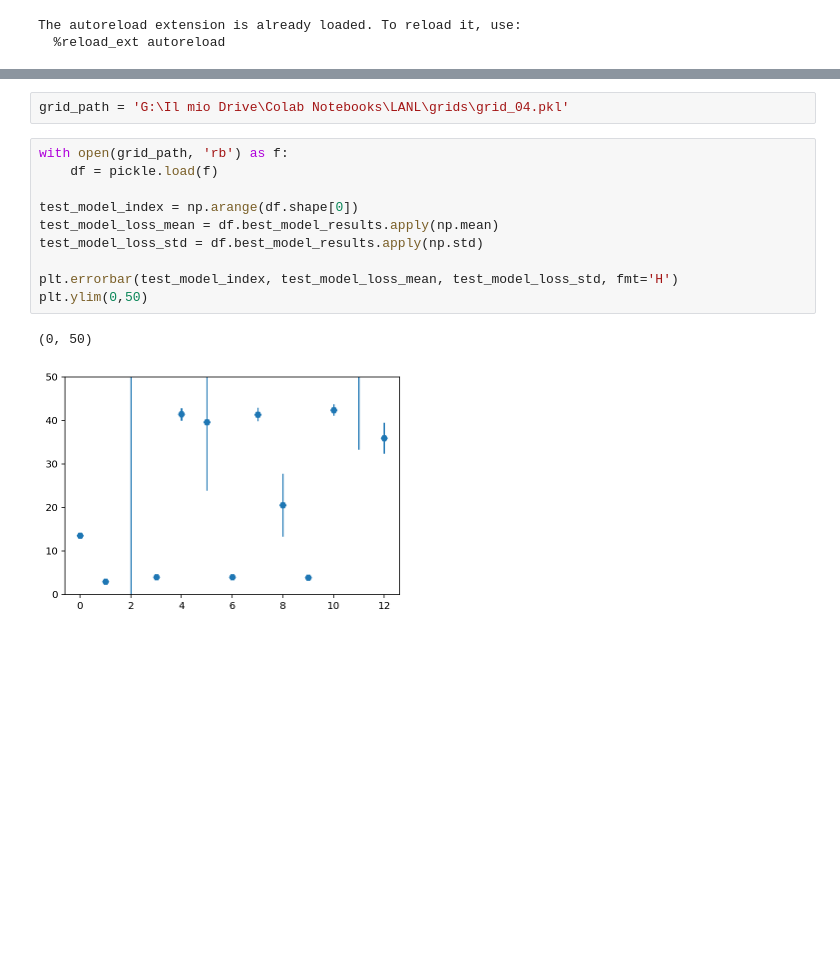
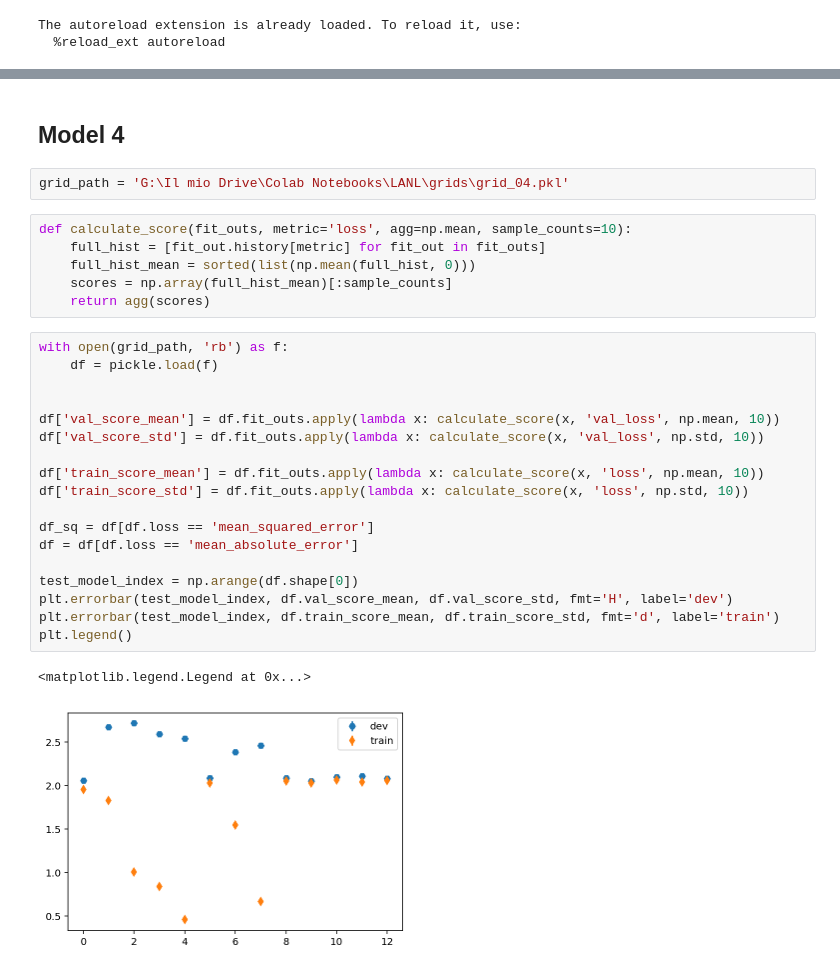
Before and after one commit to AndreaAmico/kaggle, a Jupyter notebook: LANL/notebooks/read_grid.ipynb, the cells around one changed output, grey strips where cells are left out. Saved outputs shown, nothing was run; the diff lists cells and outputs as text; blank space fills up the shorter version.

```diff
--- a/LANL/notebooks/read_grid.ipynb
+++ b/LANL/notebooks/read_grid.ipynb
@@ -16,15 +44,31 @@ The autoreload extension is already loaded. To reload it, use:
+# %% [markdown]
+## Model 4
 # %%
 grid_path = 'G:\Il mio Drive\Colab Notebooks\LANL\grids\grid_04.pkl'
-# %%
-with open(grid_path, 'rb') as f:
-    df = pickle.load(f)
-
-test_model_index = np.arange(df.shape[0])
-test_model_loss_mean = df.best_model_results.apply(np.mean)
-test_model_loss_std = df.best_model_results.apply(np.std)
-
-plt.errorbar(test_model_index, test_model_loss_mean, test_model_loss_std, fmt='H')
-plt.ylim(0,50)
-# %% [output]
-(0, 50)
-[figure, removed]
+# %%
+def calculate_score(fit_outs, metric='loss', agg=np.mean, sample_counts=10):
+    full_hist = [fit_out.history[metric] for fit_out in fit_outs]
+    full_hist_mean = sorted(list(np.mean(full_hist, 0)))
+    scores = np.array(full_hist_mean)[:sample_counts]
+    return agg(scores)
+# %%
+with open(grid_path, 'rb') as f:
+    df = pickle.load(f)
+
+
+df['val_score_mean'] = df.fit_outs.apply(lambda x: calculate_score(x, 'val_loss', np.mean, 10))
+df['val_score_std'] = df.fit_outs.apply(lambda x: calculate_score(x, 'val_loss', np.std, 10))
+
+df['train_score_mean'] = df.fit_outs.apply(lambda x: calculate_score(x, 'loss', np.mean, 10))
+df['train_score_std'] = df.fit_outs.apply(lambda x: calculate_score(x, 'loss', np.std, 10))
+
+df_sq = df[df.loss == 'mean_squared_error']
+df = df[df.loss == 'mean_absolute_error']
+
+test_model_index = np.arange(df.shape[0])
+plt.errorbar(test_model_index, df.val_score_mean, df.val_score_std, fmt='H', label='dev')
+plt.errorbar(test_model_index, df.train_score_mean, df.train_score_std, fmt='d', label='train')
+plt.legend()
+# %% [output]
+<matplotlib.legend.Legend at 0x...>
+[figure, added]
```
Also changed, not shown: parts of 15 cells of this notebook, 12 other files.
